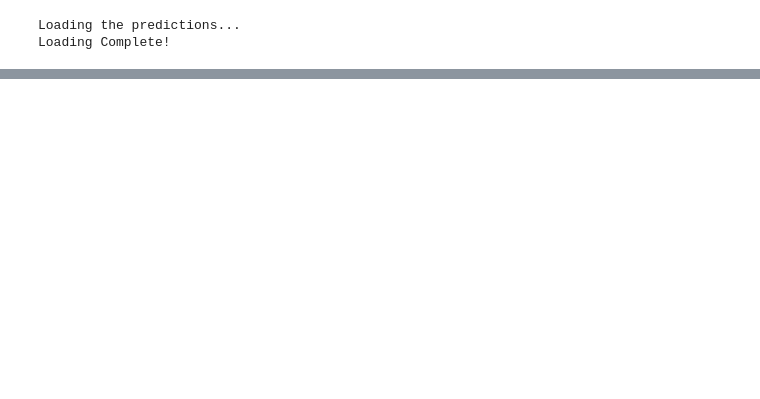
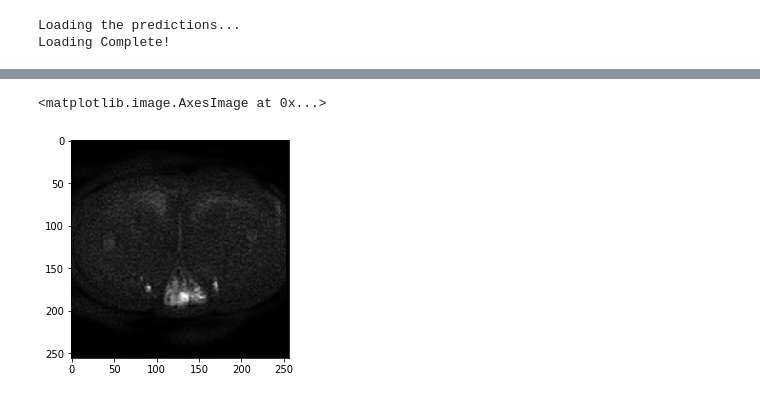
Before and after one commit to BobZhangHT/maskrcnn-benchmark, a Jupyter notebook: datasets/rectal/debug_test.ipynb, the cells around one changed output, grey strips where cells are left out. Drawn from its saved outputs; the diff is of its cells as text; code cells hidden in the pictures; blank space fills up the shorter version.

```diff
--- a/datasets/rectal/debug_test.ipynb
+++ b/datasets/rectal/debug_test.ipynb
@@ -265,0 +331,6 @@ mean_dice
+# %%
+img=plt.imread('./datasets/rectal/'+coco.loadImgs(1)[0]['file_name'])
+plt.imshow(img)
+# %% [output]
+<matplotlib.image.AxesImage at 0x...>
+[figure, added]
```
Also changed, not shown: parts of 15 cells of this notebook, 15 other files.
